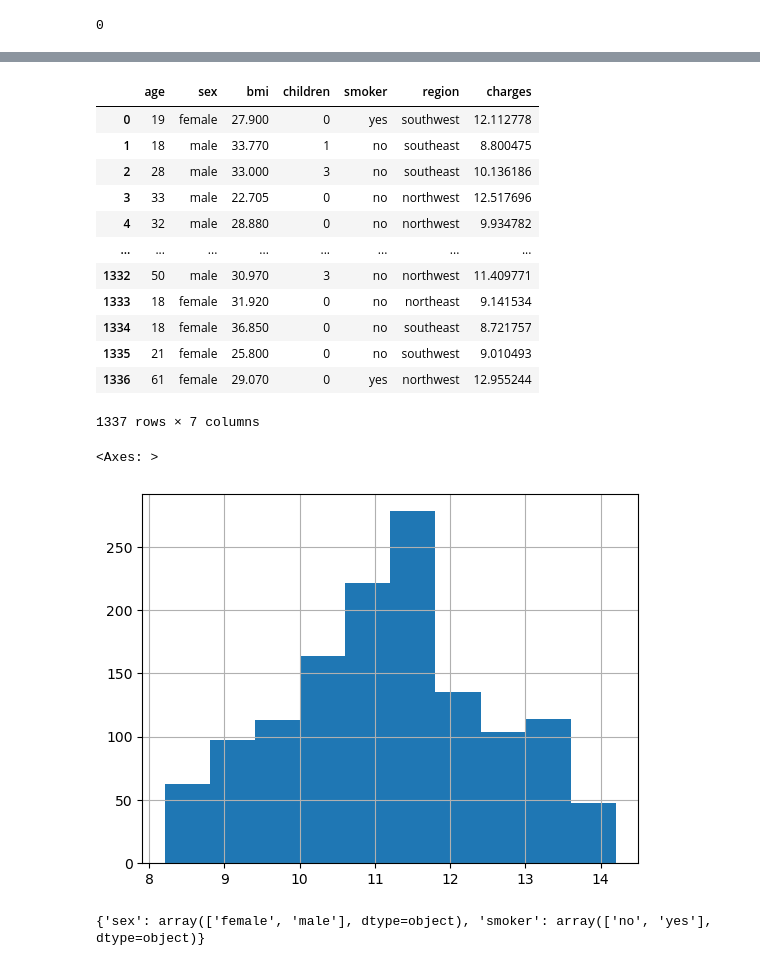
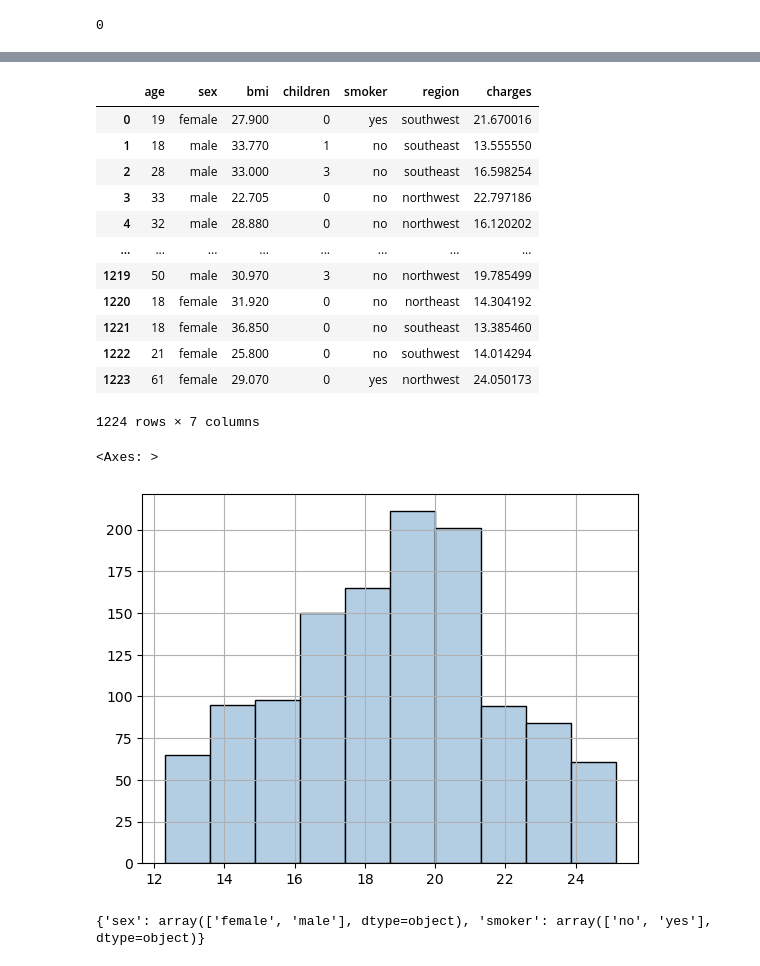
Before and after one commit to songseogyeong/project-machine_learning, a Jupyter notebook: 03_regression/medical_insurance_Project/1Cycle.ipynb, the cells around one changed output, grey strips where cells are left out. Cells and saved outputs as stored; diff of their text form; code cells hidden in the pictures.

```diff
--- a/03_regression/medical_insurance_Project/1Cycle.ipynb
+++ b/03_regression/medical_insurance_Project/1Cycle.ipynb
@@ -1,3 +1,9 @@
+# %%
+import matplotlib.pyplot as plt
+import numpy as np
+
+# 컬러맵 가져오기
+cmap = plt.get_cmap('Pastel1')
 # %%
 import pandas as pd
 
@@ -89,0 +120,12 @@ array([[<Axes: title={'center': 'age'}>, <Axes: title={'center': 'bmi'}>],
+# %%
+# 타겟 데이터 이상치 제거
+from sklearn.preprocessing import StandardScaler
+
+# 표준화 객체 생성
+std = StandardScaler()
+# 데이터 표준화 변환
+result = std.fit_transform(pre_m_df[['charges']])
+# 표준화 데이터 프레임 생성
+std_pre_m_df = pd.DataFrame(result, columns=['charges'])
+
+std_pre_m_df
@@ -89,0 +146,4 @@ array([[<Axes: title={'center': 'age'}>, <Axes: title={'center': 'bmi'}>],
+# %%
+# 타겟 데이터 이상치 제거
+std_pre_m_df = std_pre_m_df[std_pre_m_df.charges.between(-1.96, 1.96)]
+std_pre_m_df
@@ -89,0 +164,4 @@ array([[<Axes: title={'center': 'age'}>, <Axes: title={'center': 'bmi'}>],
+# %%
+# 이상치 제거후 유지되는 인덱스를 대조하여 원본 데이터 이상치 제거
+pre_m_df = pre_m_df.iloc[std_pre_m_df.index].reset_index(drop=True)
+pre_m_df
@@ -96,24 +196,24 @@ pre_m_df['charges'] = ptf.fit_transform(pre_m_df[['charges']])
 pre_m_df
 # %% [output]
 |  | age | sex | bmi | children | smoker | region | charges |
-| 0 | 19 | female | 27.900 | 0 | yes | southwest | 12.112778 |
-| 1 | 18 | male | 33.770 | 1 | no | southeast | 8.800475 |
-| 2 | 28 | male | 33.000 | 3 | no | southeast | 10.136186 |
-| 3 | 33 | male | 22.705 | 0 | no | northwest | 12.517696 |
-| 4 | 32 | male | 28.880 | 0 | no | northwest | 9.934782 |
+| 0 | 19 | female | 27.900 | 0 | yes | southwest | 21.670016 |
+| 1 | 18 | male | 33.770 | 1 | no | southeast | 13.555550 |
+| 2 | 28 | male | 33.000 | 3 | no | southeast | 16.598254 |
+| 3 | 33 | male | 22.705 | 0 | no | northwest | 22.797186 |
+| 4 | 32 | male | 28.880 | 0 | no | northwest | 16.120202 |
 | ... | ... | ... | ... | ... | ... | ... | ... |
-| 1332 | 50 | male | 30.970 | 3 | no | northwest | 11.409771 |
-| 1333 | 18 | female | 31.920 | 0 | no | northeast | 9.141534 |
-| 1334 | 18 | female | 36.850 | 0 | no | southeast | 8.721757 |
-| 1335 | 21 | female | 25.800 | 0 | no | southwest | 9.010493 |
-| 1336 | 61 | female | 29.070 | 0 | yes | northwest | 12.955244 |
+| 1219 | 50 | male | 30.970 | 3 | no | northwest | 19.785499 |
+| 1220 | 18 | female | 31.920 | 0 | no | northeast | 14.304192 |
+| 1221 | 18 | female | 36.850 | 0 | no | southeast | 13.385460 |
+| 1222 | 21 | female | 25.800 | 0 | no | southwest | 14.014294 |
+| 1223 | 61 | female | 29.070 | 0 | yes | northwest | 24.050173 |
-1337 rows × 7 columns
+1224 rows × 7 columns
 # %%
 # 타겟 컬럼 분포 변환 확인
-pre_m_df.charges.hist()
+pre_m_df.charges.hist(color=cmap(np.array([1])), edgecolor='black')
 # %% [output]
 <Axes: >
-[figure, old version]
+[figure, new version]
 # %%
 from sklearn.preprocessing import LabelEncoder
 
```
Also changed, not shown: parts of 18 cells of this notebook, 8 other files.
